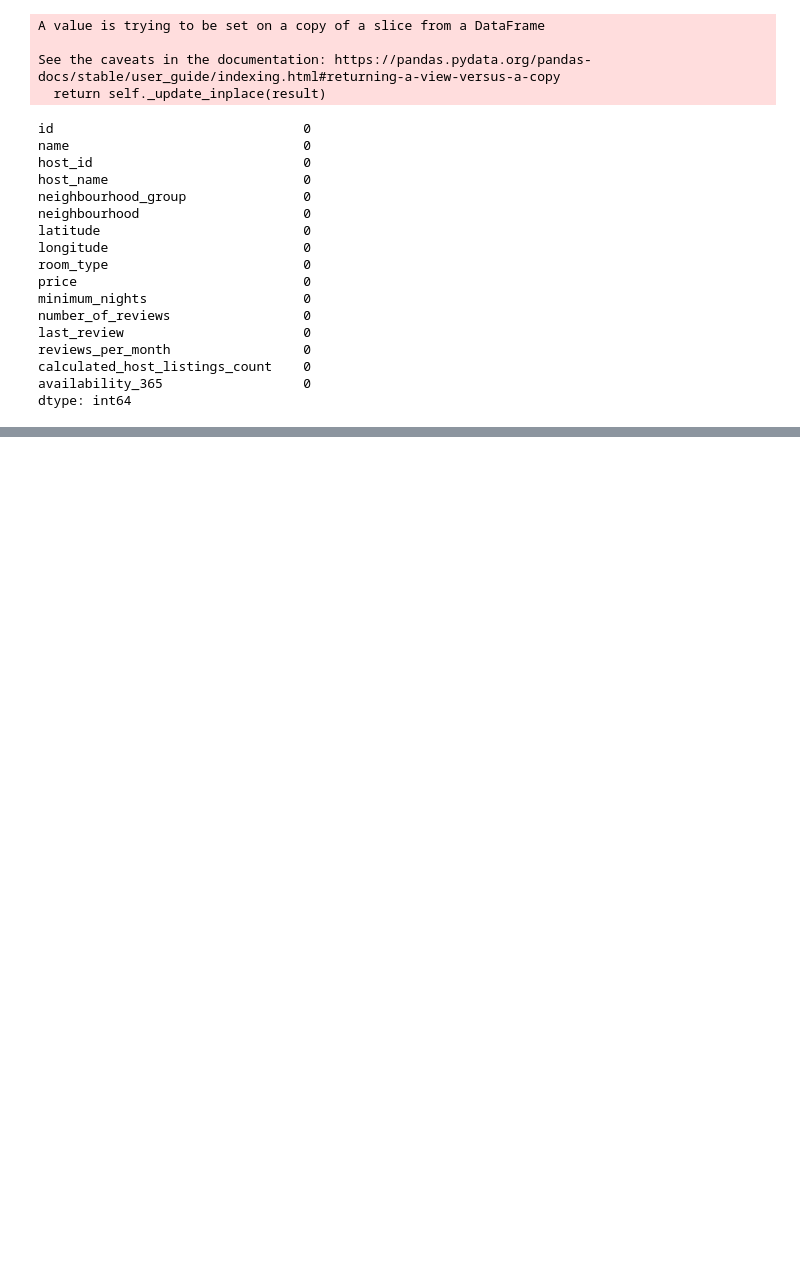
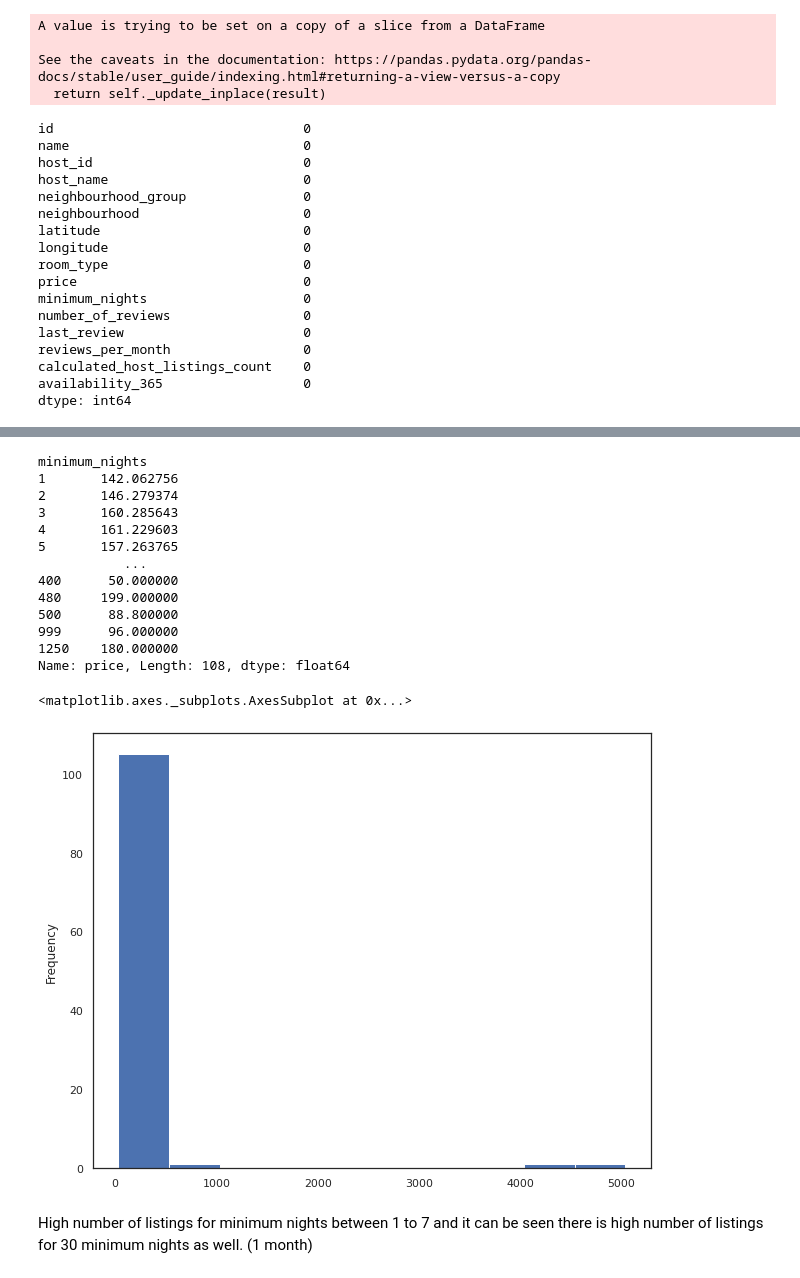
Before and after one commit to sourabhumarani/airbnb-booking, a Jupyter notebook: Airbnb_Bookings.ipynb, the cells around one changed output, grey strips where cells are left out. Saved outputs shown, nothing was run; the diff lists cells and outputs as text; code cells hidden in the pictures; blank space fills up the shorter version.

```diff
--- a/Airbnb_Bookings.ipynb
+++ b/Airbnb_Bookings.ipynb
@@ -236,0 +343,3 @@ df.shape
+# %%
+sns.set(rc={'figure.figsize': (10,8)})
+sns.set_style('white')
@@ -236,0 +367,23 @@ df.shape
+# %%
+df5 = df.groupby('minimum_nights')['price'].mean()
+print(df5)
+
+df5.plot(kind='hist', x = 'price' , y = 'minimum_nights')
+# %% [output]
+minimum_nights
+1       142.062756
+2       146.279374
+3       160.285643
+4       161.229603
+5       157.263765
+           ...
+400      50.000000
+480     199.000000
+500      88.800000
+999      96.000000
+1250    180.000000
+Name: price, Length: 108, dtype: float64
+<matplotlib.axes._subplots.AxesSubplot at 0x...>
+[figure, added]
+# %% [markdown]
+High number of listings for minimum nights between 1 to 7 and it can be seen there is high number of listings for 30 minimum nights as well. (1 month)
```
Also changed, not shown: parts of 34 cells of this notebook.
